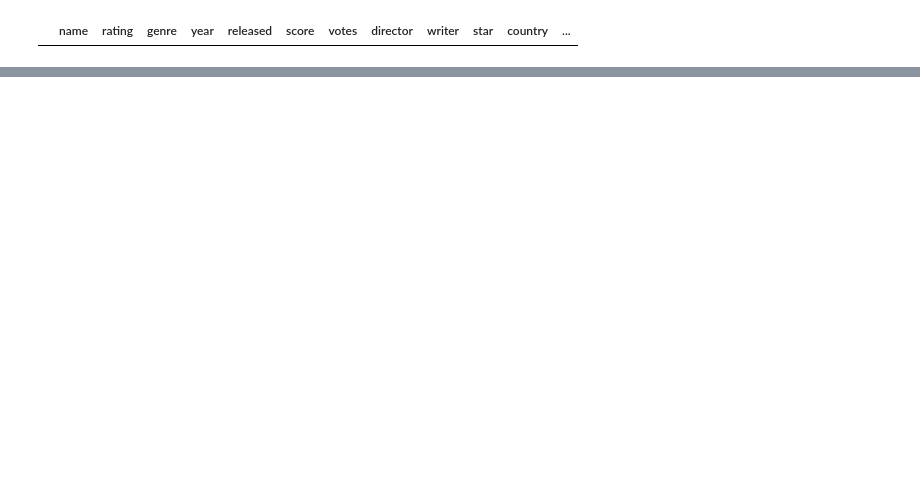
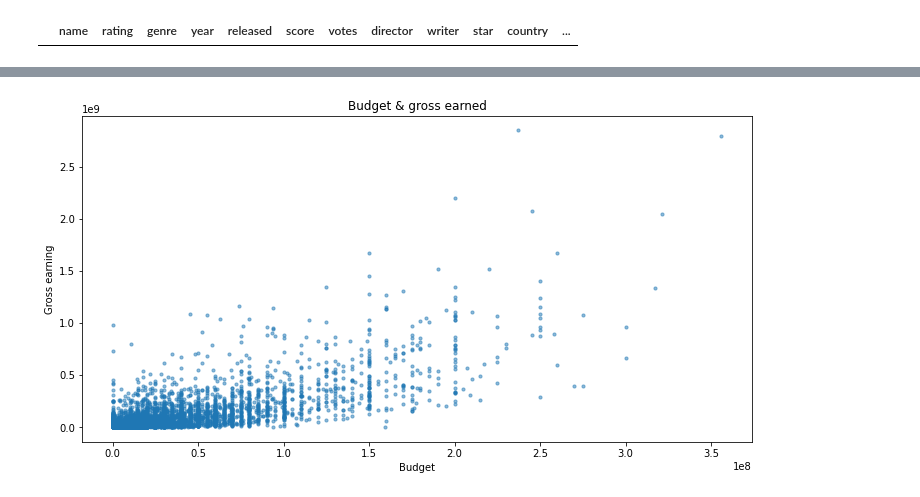
Before and after one commit to Ahmed-Elloumi/PortfolioProjects, a Jupyter notebook: Movies correlations project.ipynb, the cells around one changed output, grey strips where cells are left out. Cells and saved outputs as stored; diff of their text form; code cells hidden in the pictures; blank space fills up the shorter version.

```diff
--- a/Movies correlations project.ipynb
+++ b/Movies correlations project.ipynb
@@ -182,0 +213,11 @@ movies_df[movies_df.duplicated(subset=["company","country","director","genre","w
+# %%
+# The highest correlations are between gross and budget and votes
+plt.scatter(movies_df.budget, movies_df.gross, s = 10, alpha = 0.5)
+
+plt.title("Budget & gross earned")
+plt.xlabel("Budget")
+plt.ylabel("Gross earning")
+
+plt.show()
+# %% [output]
+[figure, added]
```
Also changed, not shown: parts of 4 cells of this notebook.
